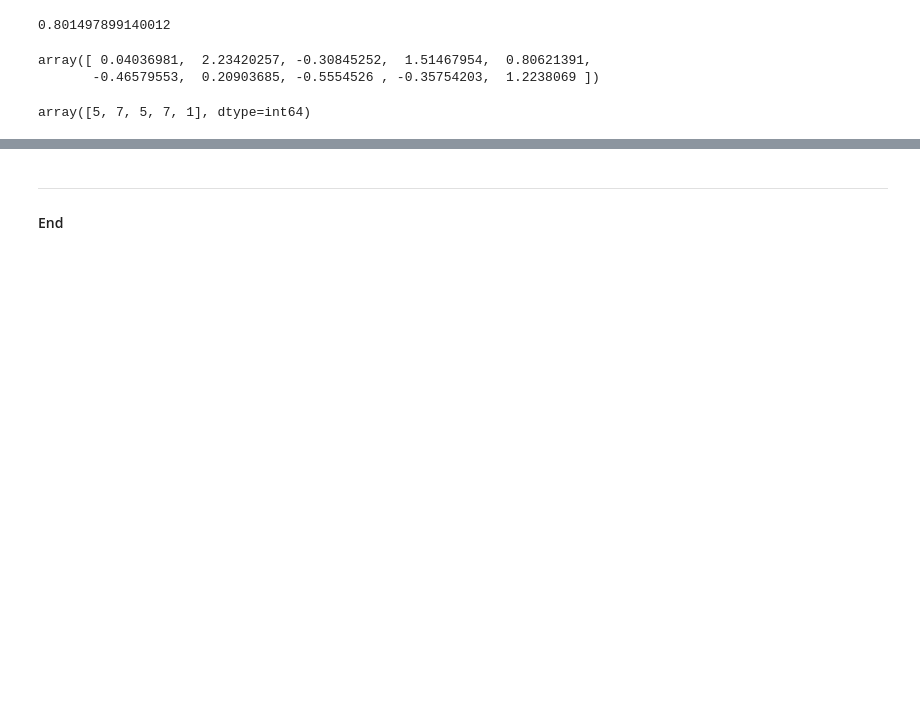
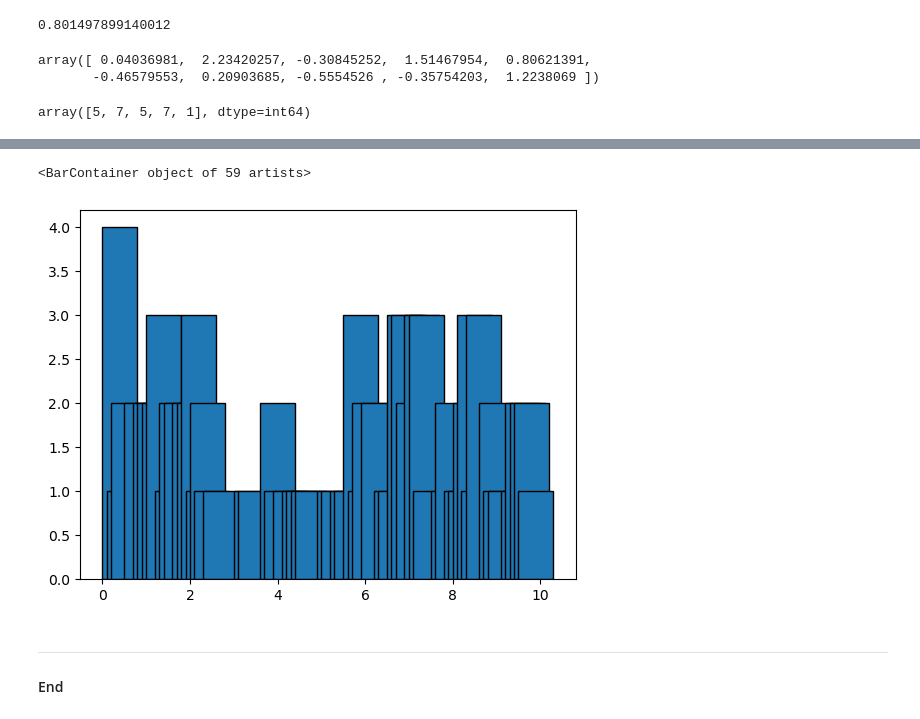
Before and after one commit to UWASIKLK/pda---mywork, a Jupyter notebook: random.ipynb, the cells around one changed output, grey strips where cells are left out. Saved outputs shown, nothing was run; the diff lists cells and outputs as text; code cells hidden in the pictures; blank space fills up the shorter version.

```diff
--- a/random.ipynb
+++ b/random.ipynb
@@ -31,0 +146,9 @@ array([5, 7, 5, 7, 1], dtype=int64)
+# %%
+# round values in x.
+x_rounded = np.round(x, decimals=1)
+
+# Get the counts.
+values, counts = np.unique(x_rounded, return_counts=True)
+
+# Show.
+values, counts, values.size, counts.size
@@ -32,3 +166,10 @@ array([5, 7, 5, 7, 1], dtype=int64)
+# %%
+# Plot the bar chart.
+
+plt.bar(values, counts, edgecolor = 'black')
+# %% [output]
+<BarContainer object of 59 artists>
+[figure, added]
 # %% [markdown]
 ***
 #### End
```
Also changed, not shown: parts of 11 cells of this notebook.
